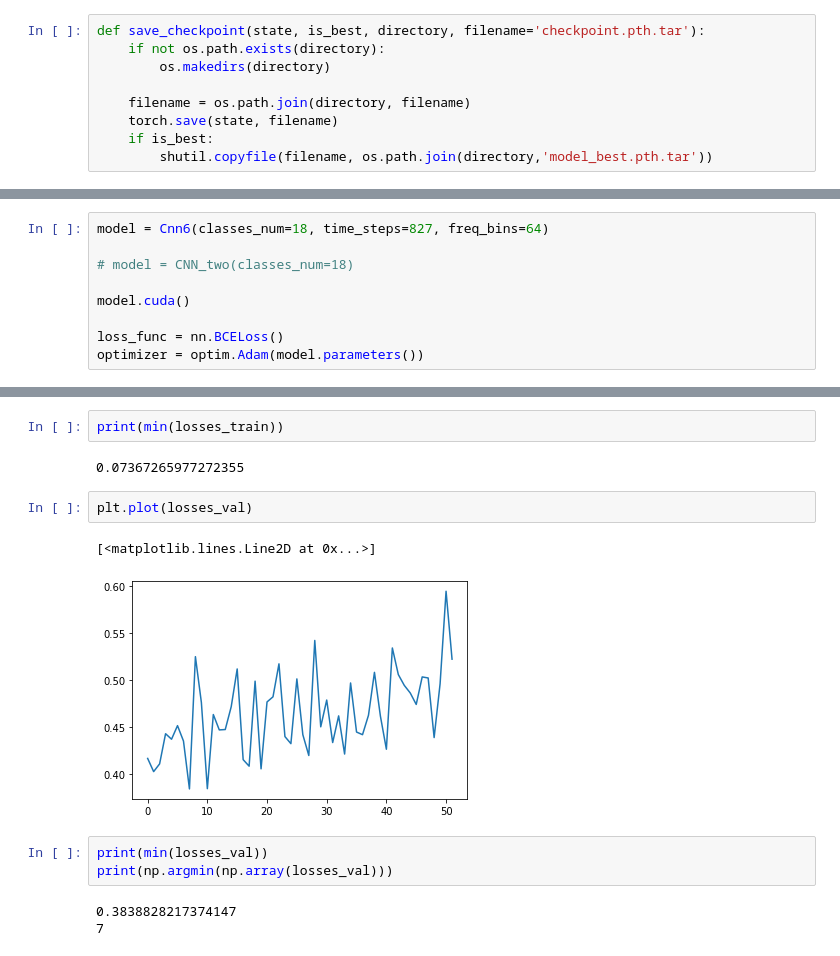
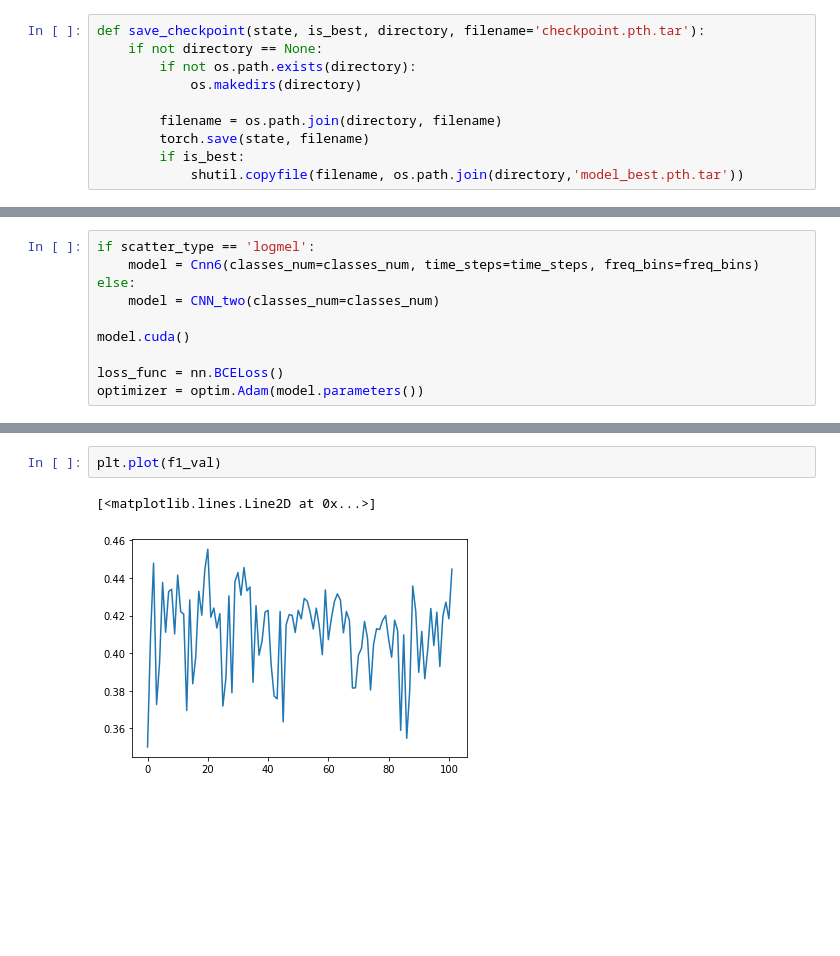
Before and after one commit to lcrosvila/masters-thesis, a Jupyter notebook: two_inputs/main.ipynb, the cells around one changed output, grey strips where cells are left out. Cells and saved outputs as stored; diff of their text form; blank space fills up the shorter version.

```diff
--- a/two_inputs/main.ipynb
+++ b/two_inputs/main.ipynb
@@ -34,12 +34,13 @@ from sklearn.metrics import roc_auc_score
 # %%
 def save_checkpoint(state, is_best, directory, filename='checkpoint.pth.tar'):
-    if not os.path.exists(directory):
-        os.makedirs(directory)
+    if not directory == None:
+        if not os.path.exists(directory):
+            os.makedirs(directory)
 
-    filename = os.path.join(directory, filename)
-    torch.save(state, filename)
-    if is_best:
-        shutil.copyfile(filename, os.path.join(directory,'model_best.pth.tar'))
+        filename = os.path.join(directory, filename)
+        torch.save(state, filename)
+        if is_best:
+            shutil.copyfile(filename, os.path.join(directory,'model_best.pth.tar'))
 # %%
 # scatter_type = '6_8_33075'
 scatter_type = '9_8_132300'
@@ -77,7 +129,8 @@ print(len(val_dataset))
 # %%
-model = Cnn6(classes_num=18, time_steps=827, freq_bins=64)
-
-# model = CNN_two(classes_num=18)
+if scatter_type == 'logmel':
+    model = Cnn6(classes_num=classes_num, time_steps=time_steps, freq_bins=freq_bins)
+else:
+    model = CNN_two(classes_num=classes_num)
 
 model.cuda()
 
@@ -168,15 +282,5 @@ plt.show()
-# %%
-print(min(losses_train))
-# %% [output]
-0.07367265977272355
 # %%
-plt.plot(losses_val)
+plt.plot(f1_val)
 # %% [output]
 [<matplotlib.lines.Line2D at 0x...>]
-[figure, old version]
+[figure, new version]
-# %%
-print(min(losses_val))
-print(np.argmin(np.array(losses_val)))
-# %% [output]
-0.3838828217374147
-7
```
Also changed, not shown: parts of 11 cells of this notebook.
